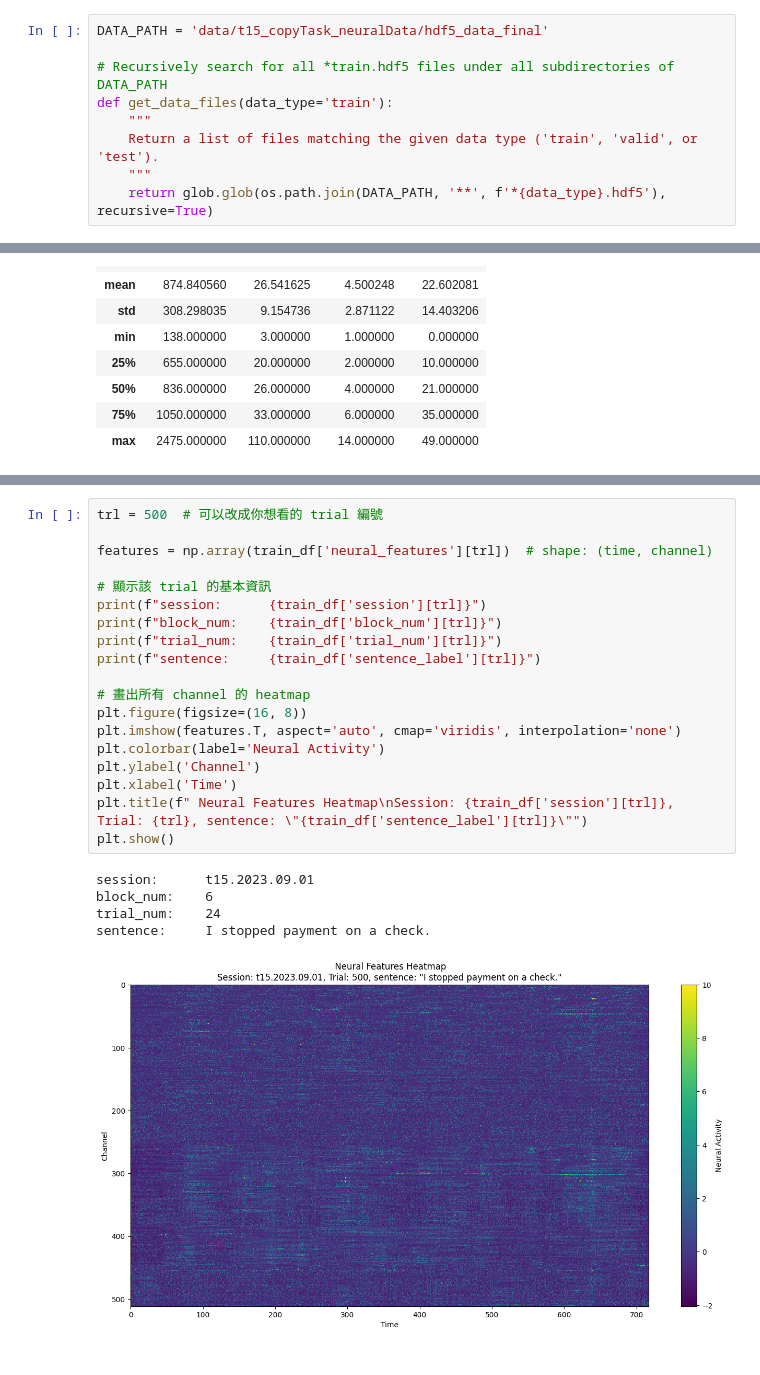
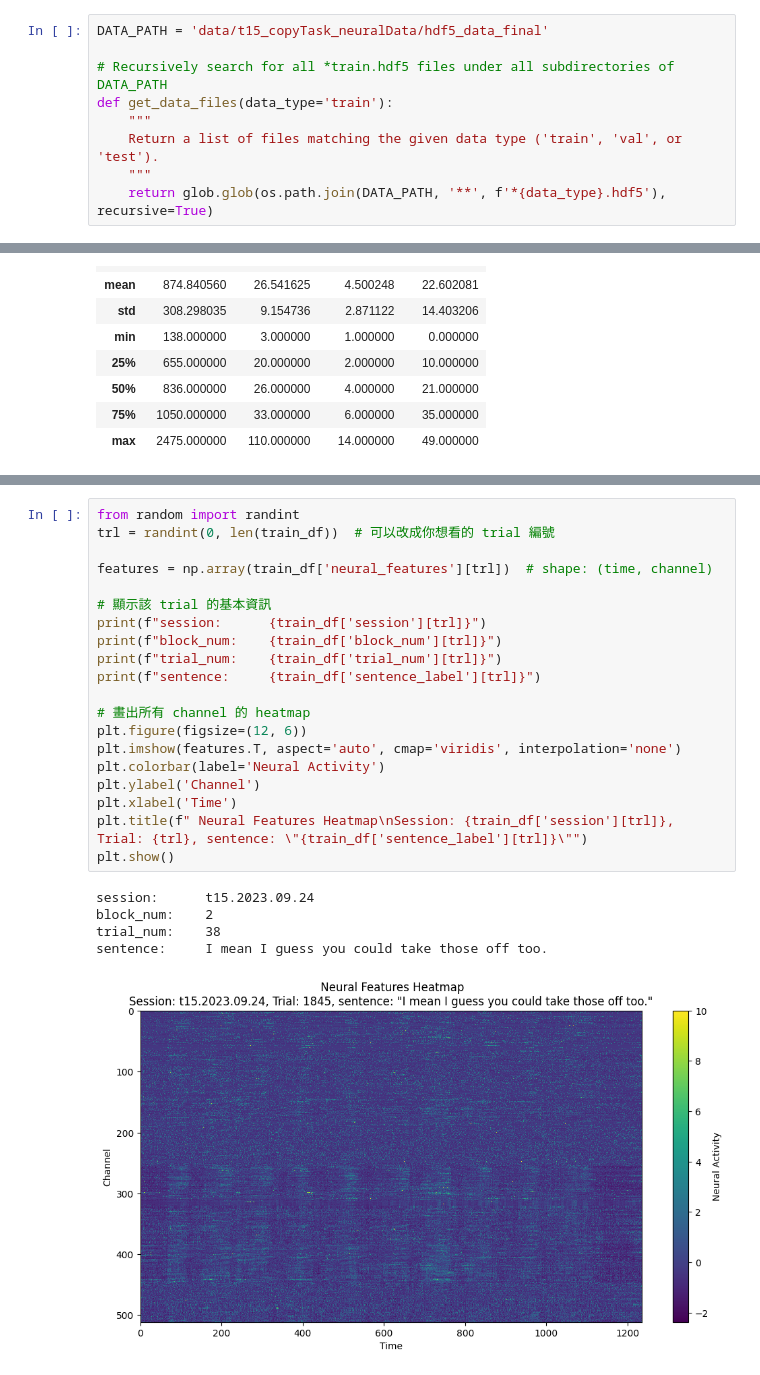
Before and after one commit to Hsun1128/nejm-brain-to-text, a Jupyter notebook: OverviewData.ipynb, the cells around one changed output, grey strips where cells are left out. Saved outputs shown, nothing was run; the diff lists cells and outputs as text.

Commit message:
upload OverviewData

```diff
--- a/OverviewData.ipynb
+++ b/OverviewData.ipynb
@@ -57,7 +76,7 @@ DATA_PATH = 'data/t15_copyTask_neuralData/hdf5_data_final'
 # Recursively search for all *train.hdf5 files under all subdirectories of DATA_PATH
 def get_data_files(data_type='train'):
     """
-    Return a list of files matching the given data type ('train', 'valid', or 'test').
+    Return a list of files matching the given data type ('train', 'val', or 'test').
     """
     return glob.glob(os.path.join(DATA_PATH, '**', f'*{data_type}.hdf5'), recursive=True)
 # %%
@@ -180,25 +274,26 @@ Shape of data item 4:
 # %%
-trl = 500  # 可以改成你想看的 trial 編號
+from random import randint
+trl = randint(0, len(train_df))  # 可以改成你想看的 trial 編號
 
 features = np.array(train_df['neural_features'][trl])  # shape: (time, channel)
 
 # 顯示該 trial 的基本資訊
 print(f"session:      {train_df['session'][trl]}")
 print(f"block_num:    {train_df['block_num'][trl]}")
 print(f"trial_num:    {train_df['trial_num'][trl]}")
 print(f"sentence:     {train_df['sentence_label'][trl]}")
 
 # 畫出所有 channel 的 heatmap
-plt.figure(figsize=(16, 8))
+plt.figure(figsize=(12, 6))
 plt.imshow(features.T, aspect='auto', cmap='viridis', interpolation='none')
 plt.colorbar(label='Neural Activity')
 plt.ylabel('Channel')
 plt.xlabel('Time')
 plt.title(f" Neural Features Heatmap\nSession: {train_df['session'][trl]}, Trial: {trl}, sentence: \"{train_df['sentence_label'][trl]}\"")
 plt.show()
 # %% [output]
-session:      t15.2023.09.01
-block_num:    6
-trial_num:    24
-sentence:     I stopped payment on a check.
+session:      t15.2023.09.24
+block_num:    2
+trial_num:    38
+sentence:     I mean I guess you could take those off too.
-[figure, old version]
+[figure, new version]
```
Also changed, not shown: parts of 30 cells of this notebook, 5 other files.
